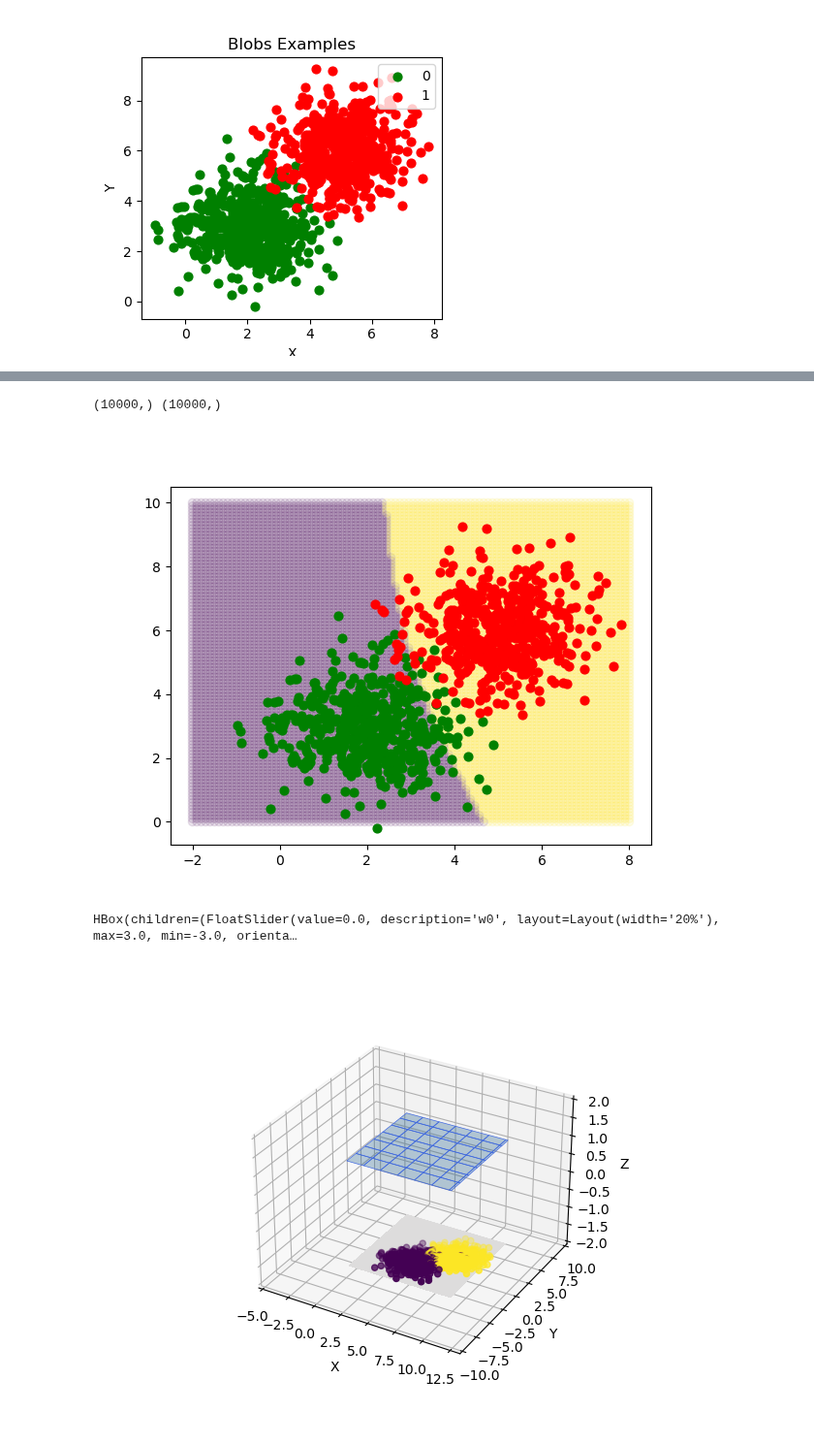
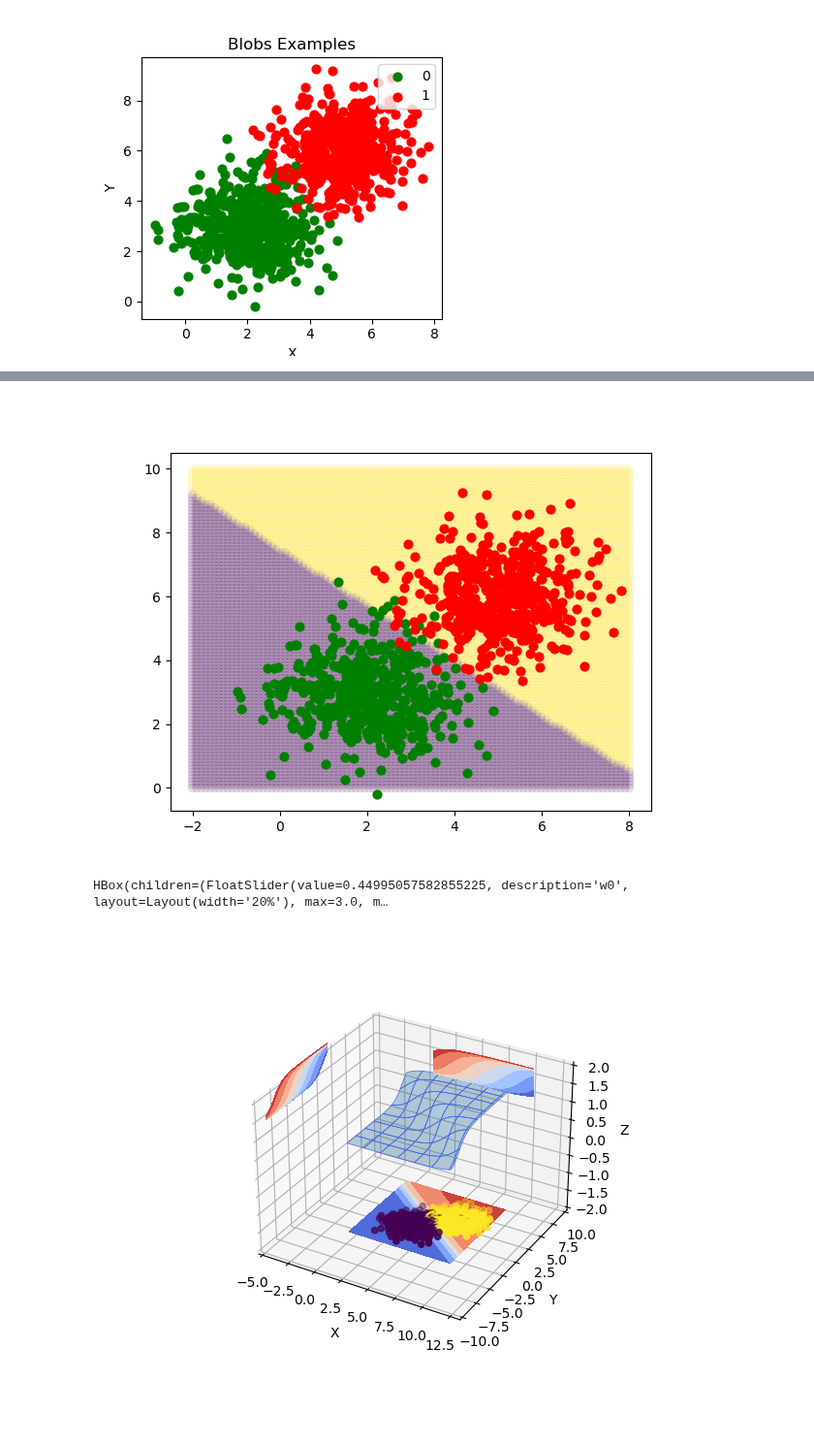
Before and after one commit to csjiet/void, a Jupyter notebook: nn-tasks/classification-landscapes.ipynb, the cells around one changed output, grey strips where cells are left out. Shown at 97% size. Saved outputs shown, nothing was run; the diff lists cells and outputs as text; code cells hidden in the pictures.

Commit message:
initial value of sliders now corresponds to trained weight values

```diff
--- a/nn-tasks/classification-landscapes.ipynb
+++ b/nn-tasks/classification-landscapes.ipynb
@@ -110,8 +110,6 @@ fig, ax = plt.subplots()
 X, Y = np.mgrid[-2:8:100j,0:10:100j]
 X = X.flatten()
 Y = Y.flatten()
-
-print(X.shape, Y.shape)
 
 # Visualize decision boundary
 colors = {0: 'red', 1: 'blue'}
@@ -126,8 +124,7 @@ for label in range(len(centers)):
                label=label)
 plt.show()
 # %% [output]
-(10000,) (10000,)
-[figure, old version]
+[figure, new version]
 # %%
 # set up plot
 from mpl_toolkits.mplot3d import axes3d
@@ -164,7 +161,7 @@ sliders = []
 
 # Populate the list with sliders
 for key, (min_val, max_val, step) in kwargs_range.items():
-    slider = widgets.FloatSlider(value=0, min=min_val, max=max_val, step=step, description=key, layout={'width': '20%'}, orientation= 'vertical')
+    slider = widgets.FloatSlider(value=kwargs_vals[key], min=min_val, max=max_val, step=step, description=key, layout={'width': '20%'}, orientation= 'vertical')
     sliders.append(slider)
 
 # Create a layout for the sliders
@@ -202,34 +199,34 @@ def update(**kwargs_vals):
     Z = pred.detach().numpy().reshape(shape[0], shape[1])
 
     ax.clear() # clear canvas/ Remove old lines from plot and plot new one
 
     # Plot the 3D surface
     ax.plot_surface(X, Y, Z, edgecolor='royalblue', lw=0.5, rstride=8, cstride=8,
                     alpha=0.3)
 
     ax.scatter(s_x[:,0], s_x[:,1], np.zeros(s_y.shape)-2.5, c=s_y)
 
     # Projected contours sit on the walls of the 3D graph
     ax.contourf(X, Y, Z, zdir='z', offset=-2.5, cmap='coolwarm')
     ax.contourf(X, Y, Z, zdir='x', offset=-10, cmap='coolwarm')
     ax.contourf(X, Y, Z, zdir='y', offset=15, cmap='coolwarm')
 
 
     ax.set(xlim=(-5, 13), ylim=(-10, 10), zlim=(-2, 2),
            xlabel='X', ylabel='Y', zlabel='Z')
 
 
 # Update the plot when sliders change
 def on_slider_change(change, slider):
     update(**{slider.description: change.new})
 
 for slider in sliders:
     slider.observe(lambda change, slider=slider: on_slider_change(change, slider), names='value')
 
 # Initial plot
 update(**{slider.description: slider.value for slider in sliders})
 # %% [output]
-HBox(children=(FloatSlider(value=0.0, description='w0', layout=Layout(width='20%'), max=3.0, min=-3.0, orienta…
+HBox(children=(FloatSlider(value=0.44995057582855225, description='w0', layout=Layout(width='20%'), max=3.0, m…
-[figure, old version]
+[figure, new version]
 # %%
 # Ideas:
```
Also changed, not shown: parts of 2 cells of this notebook.
